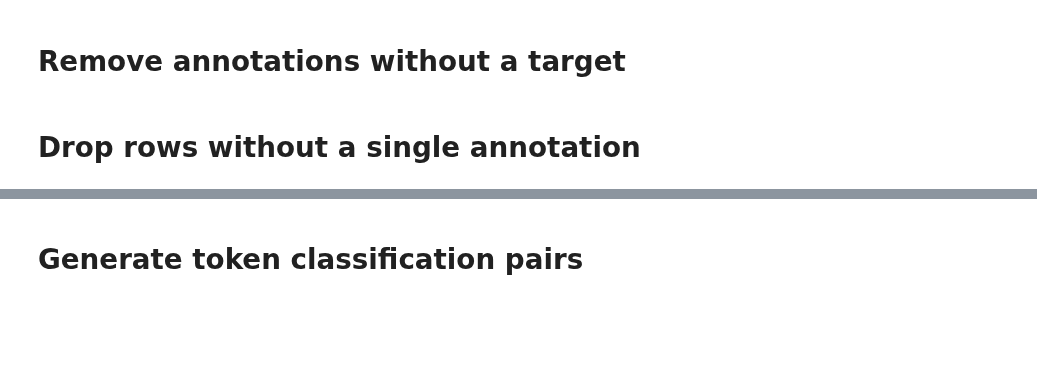
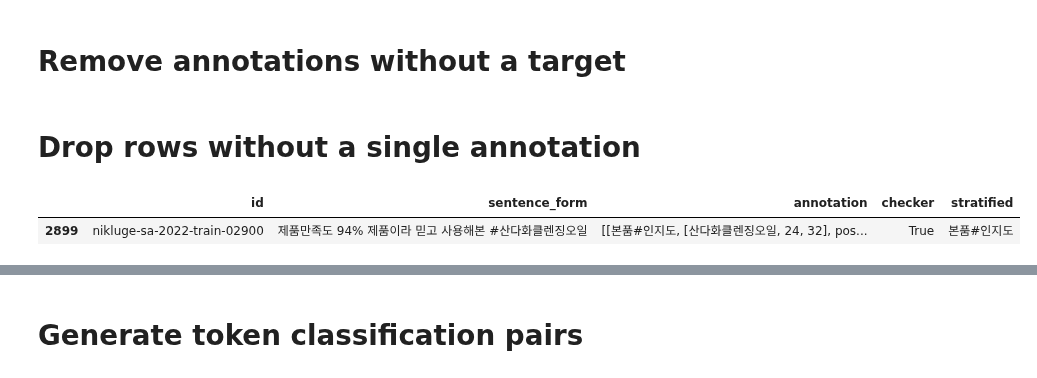
Before and after one commit to dotsnangles/aspect-based-sentiment-analysis, a Jupyter notebook: target_tagger_preprocess.ipynb, the cells around one changed output, grey strips where cells are left out. Cells and saved outputs as stored; diff of their text form; code cells hidden in the pictures; blank space fills up the shorter version.

```diff
--- a/target_tagger_preprocess.ipynb
+++ b/target_tagger_preprocess.ipynb
@@ -75,4 +60,6 @@ polarity_id_to_name = ['positive', 'negative', 'neutral']
 polarity_name_to_id = {polarity_id_to_name[i]: i for i in range(len(polarity_id_to_name))}
 # %% [markdown]
 # Remove annotations without a target
+# %%
+total = pd.concat([train, dev])
 # %%
@@ -91,3 +80,10 @@ for idx, row in train.iterrows():
 # %%
-train['checker'] = train.annotation.apply(bool)
-train = train[train.checker == True].copy()
+total['checker'] = total.annotation.apply(bool)
+total = total[total.checker == True].copy()
+# %%
+total['stratified'] = total.annotation.apply(lambda x: x[0][0])
+# %%
+total[total.id =='nikluge-sa-2022-train-02900']
+# %% [output]
+|  | id | sentence_form | annotation | checker | stratified |
+| 2899 | nikluge-sa-2022-train-02900 | 제품만족도 94% 제품이라 믿고 사용해본 #산다화클렌징오일 | [[본품#인지도, [산다화클렌징오일, 24, 32], pos... | True | 본품#인지도 |
```
Also changed, not shown: parts of 33 cells of this notebook, 7 other files.
